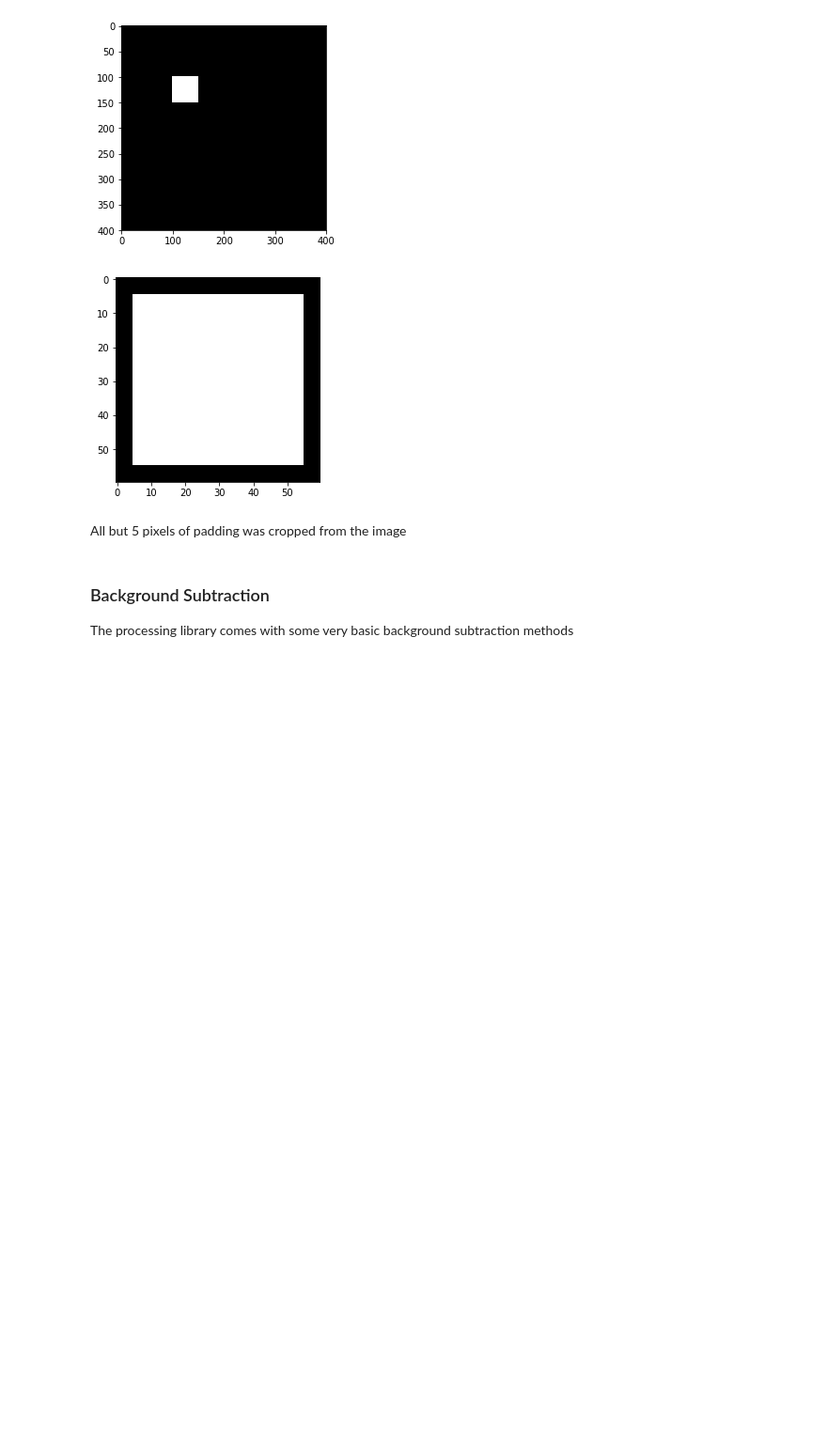
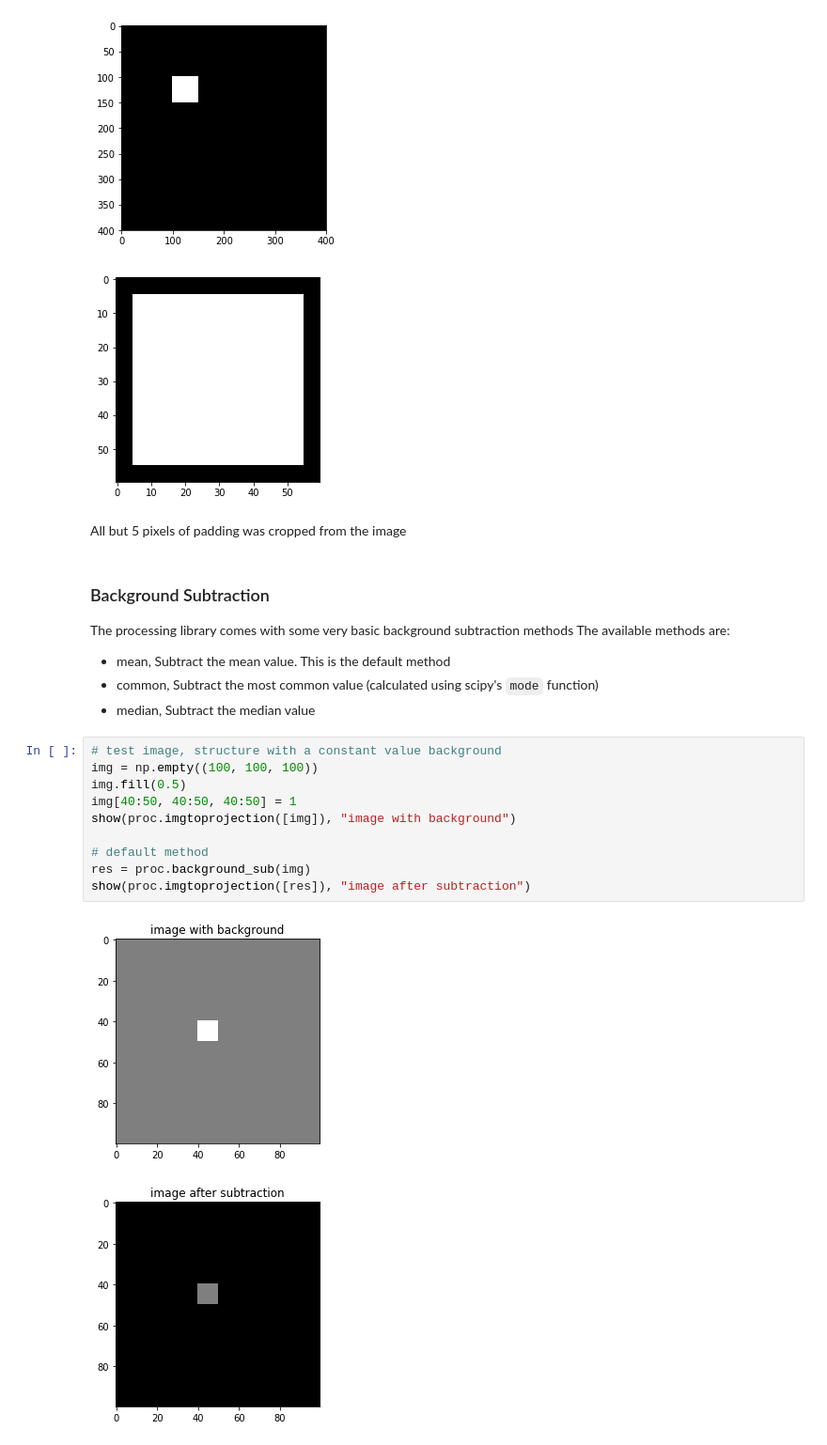
Before and after one commit to AllenCellModeling/aicsimage, a Jupyter notebook: Aicsimage Processing Guide.ipynb, the cells around one changed output. Shown at 94% size. Drawn from its saved outputs; the diff is of its cells as text; blank space fills up the shorter version.

````diff
--- a/Aicsimage Processing Guide.ipynb
+++ b/Aicsimage Processing Guide.ipynb
@@ -292,3 +368,23 @@ All but 5 pixels of padding was cropped from the image
 # %% [markdown]
 ### Background Subtraction
 The processing library comes with some very basic background subtraction methods
+The available methods are:
+* mean,
+    Subtract the mean value. This is the default method
+* common,
+    Subtract the most common value (calculated using scipy's ```mode``` function)
+* median,
+    Subtract the median value
+# %%
+# test image, structure with a constant value background
+img = np.empty((100, 100, 100))
+img.fill(0.5)
+img[40:50, 40:50, 40:50] = 1
+show(proc.imgtoprojection([img]), "image with background")
+
+# default method
+res = proc.background_sub(img)
+show(proc.imgtoprojection([res]), "image after subtraction")
+# %% [output]
+[figure, added]
+[figure, added]
````
Also changed, not shown: parts of 18 cells of this notebook.
